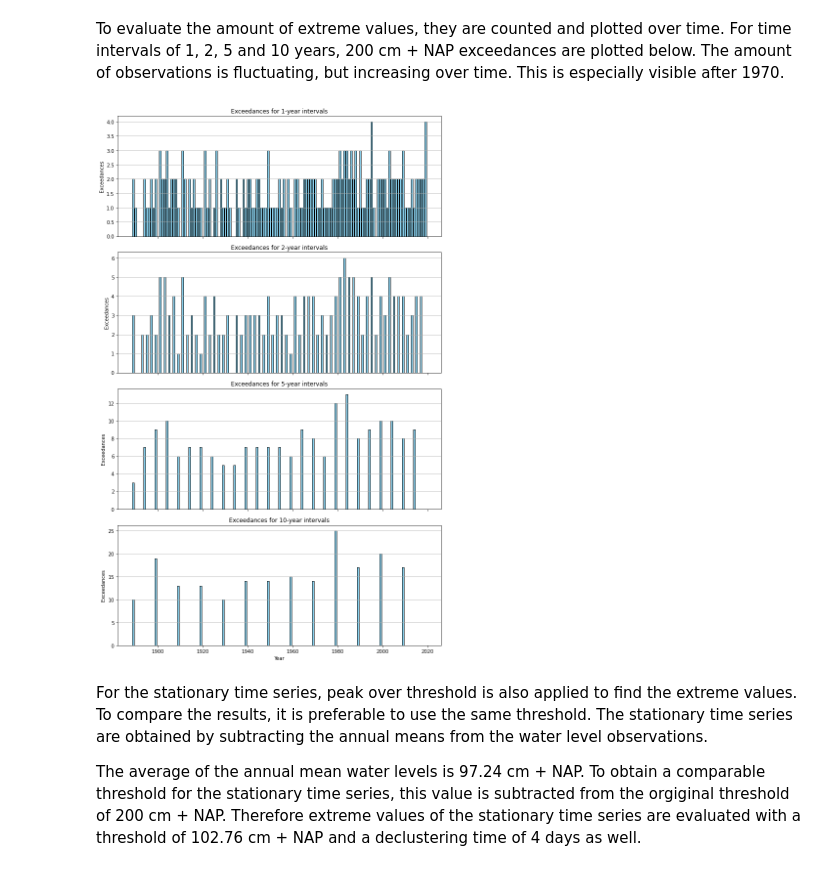
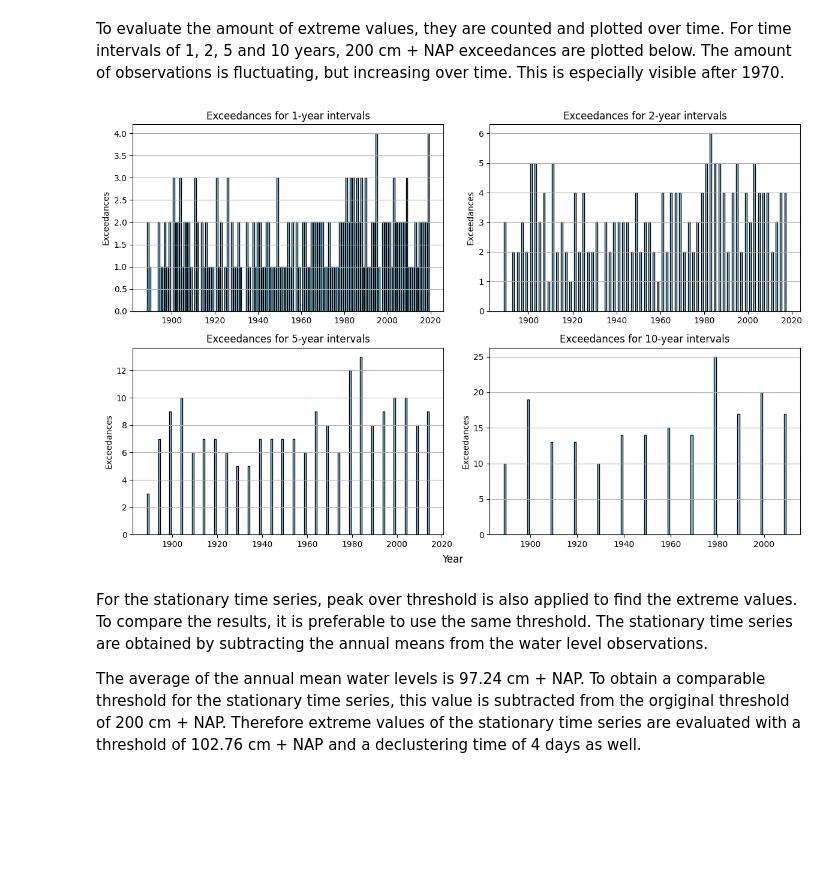
Before and after one commit to wwaasdorp/MORE_THE_BEST_GROUP, a Jupyter notebook: Watch_Data.ipynb, the cells around one changed output. Saved outputs shown, nothing was run; the diff lists cells and outputs as text; code cells hidden in the pictures; blank space fills up the shorter version.

```diff
--- a/Watch_Data.ipynb
+++ b/Watch_Data.ipynb
@@ -205,37 +205,44 @@ import matplotlib.pyplot as plt
 # Define the intervals for grouping
 intervals = [1, 2, 5, 10]  # years
 results = {}
 
 for interval in intervals:
     # Create bins based on the interval
     start_year = peak_times_un.dt.year.min()
     end_year = peak_times_un.dt.year.max()
     bins = range(start_year, end_year + 1, interval)
 
     # Group by bins
     peak_bins = pd.cut(peak_times_un.dt.year, bins=bins, right=False, labels=bins[:-1])
     exceedances = peak_bins.value_counts().sort_index()
 
     # Store the results for this interval
     results[f"{interval}-year"] = exceedances
 
 # Plot the results
-fig, axes = plt.subplots(len(intervals), 1, figsize=(10, len(intervals) * 4), sharex=True)
+fig, axes = plt.subplots(2, 2, figsize=(12, 8))
+
+# Flatten the 2D axes array for easier iteration
+axes = axes.flatten()
 
 for i, (key, value) in enumerate(results.items()):
     axes[i].bar(value.index.astype(int), value.values, color='skyblue', edgecolor='black')
     axes[i].set_title(f"Exceedances for {key} intervals")
     axes[i].set_ylabel("Exceedances")
     axes[i].grid(axis='y')
 
+# Hide any unused subplots
+for j in range(len(results), len(axes)):
+    axes[j].axis('off')
+
 # Common X-axis label
-axes[-1].set_xlabel("Year")
+fig.text(0.5, 0.04, "Year", ha='center', fontsize=12)
 
 # Adjust layout
-plt.tight_layout()
+plt.tight_layout(rect=[0, 0.05, 1, 1])
 plt.show()
 # %% [output]
-[figure, old version]
+[figure, new version]
 # %% [markdown]
 For the stationary time series, peak over threshold is also applied to find the extreme values. To compare the results, it is preferable to use the same threshold.
 The stationary time series are obtained by subtracting the annual means from the water level observations.
```
Also changed, not shown: parts of 19 cells of this notebook.
